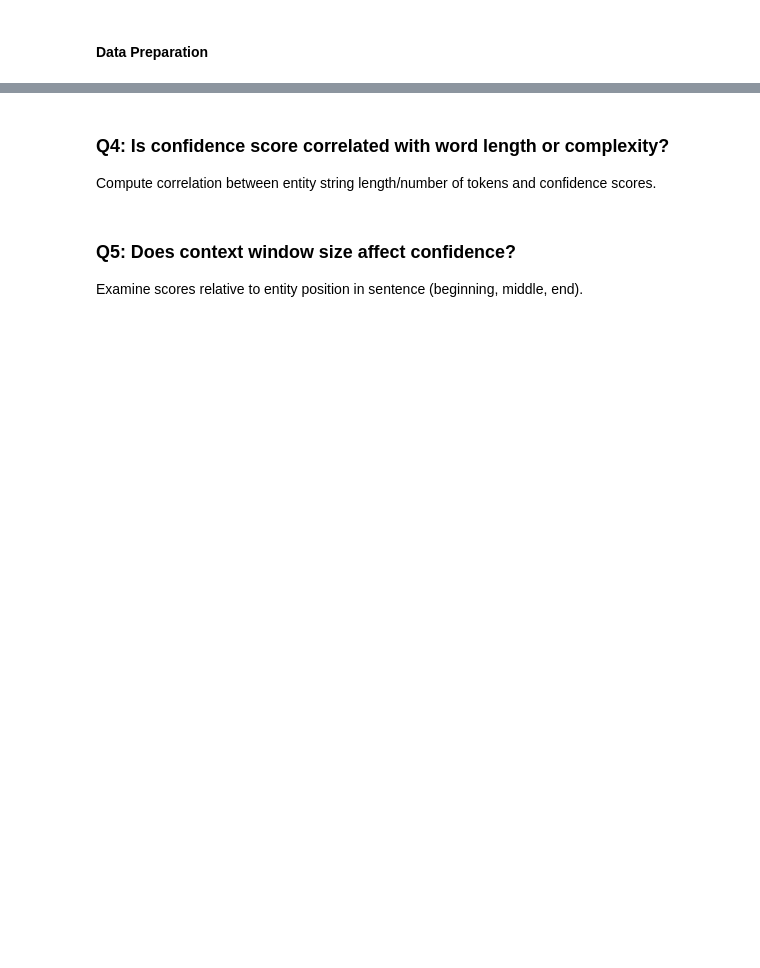
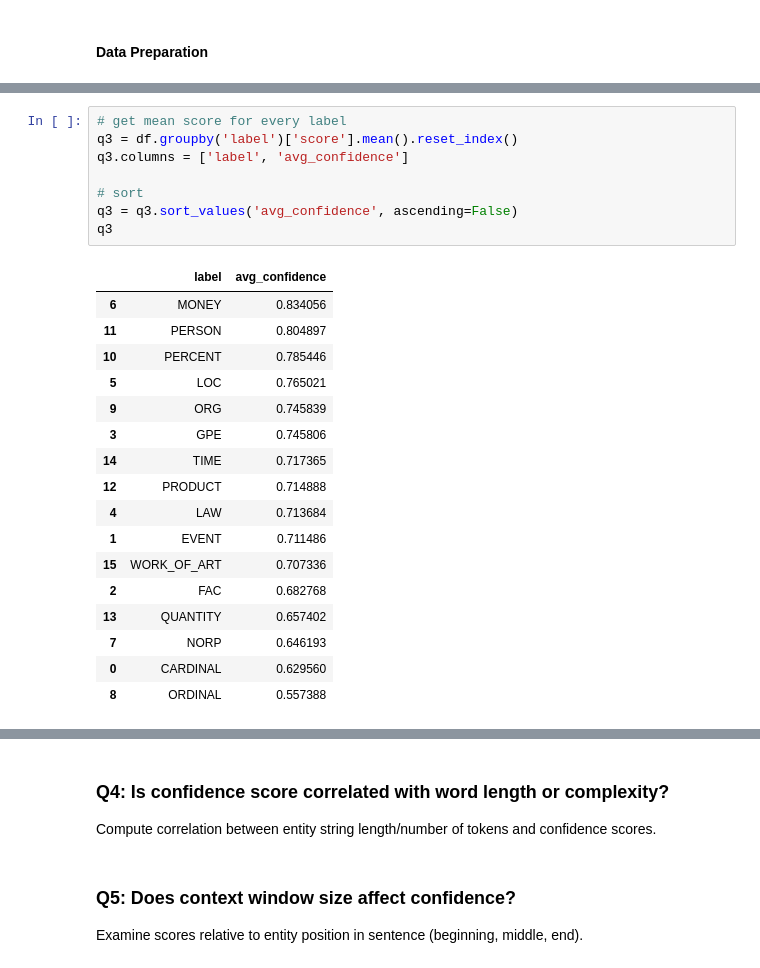
Before and after one commit to marifirfanibrahim/ner_news_malay, a Jupyter notebook: model_gliner/prediction_analysis.ipynb, the cells around one changed output, grey strips where cells are left out. Cells and saved outputs as stored; diff of their text form; blank space fills up the shorter version.

```diff
--- a/model_gliner/prediction_analysis.ipynb
+++ b/model_gliner/prediction_analysis.ipynb
@@ -435,0 +525,26 @@ Analyze score distributions per label type (e.g., TIME vs. LOC) using box plots
+# %%
+# get mean score for every label
+q3 = df.groupby('label')['score'].mean().reset_index()
+q3.columns = ['label', 'avg_confidence']
+
+# sort
+q3 = q3.sort_values('avg_confidence', ascending=False)
+q3
+# %% [output]
+|  | label | avg_confidence |
+| 6 | MONEY | 0.834056 |
+| 11 | PERSON | 0.804897 |
+| 10 | PERCENT | 0.785446 |
+| 5 | LOC | 0.765021 |
+| 9 | ORG | 0.745839 |
+| 3 | GPE | 0.745806 |
+| 14 | TIME | 0.717365 |
+| 12 | PRODUCT | 0.714888 |
+| 4 | LAW | 0.713684 |
+| 1 | EVENT | 0.711486 |
+| 15 | WORK_OF_ART | 0.707336 |
+| 2 | FAC | 0.682768 |
+| 13 | QUANTITY | 0.657402 |
+| 7 | NORP | 0.646193 |
+| 0 | CARDINAL | 0.629560 |
+| 8 | ORDINAL | 0.557388 |
```
Also changed, not shown: parts of 50 cells of this notebook, 3 other files.
